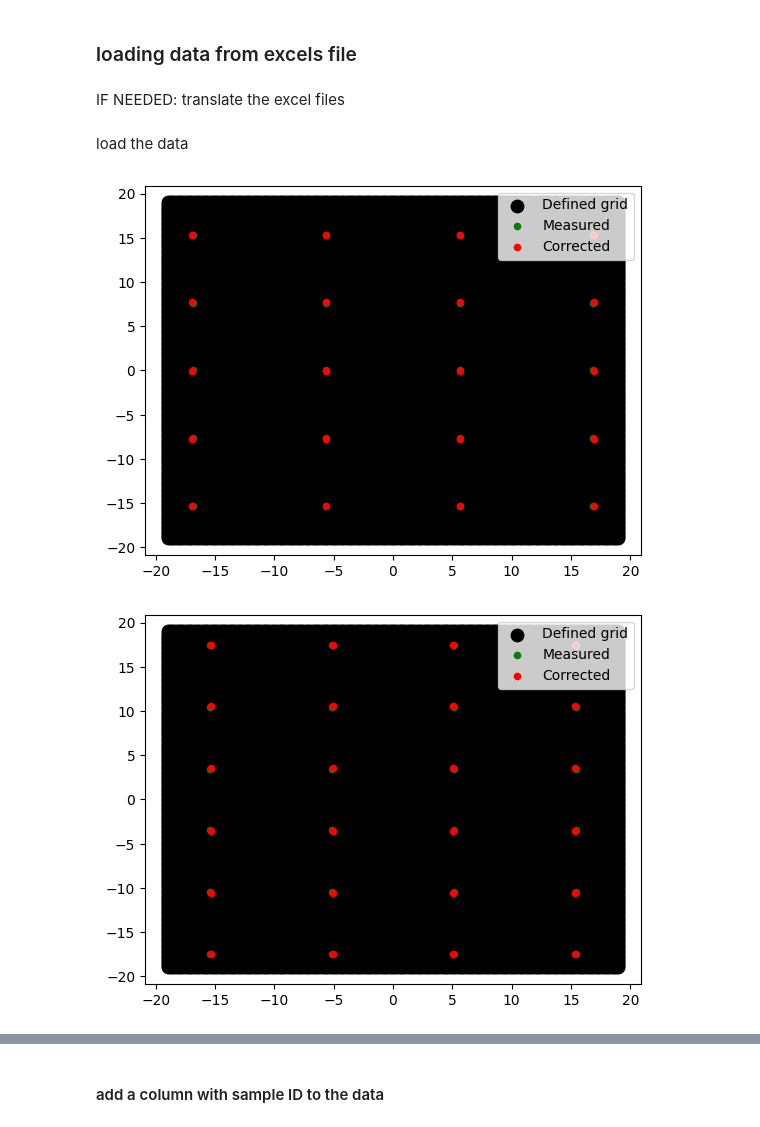
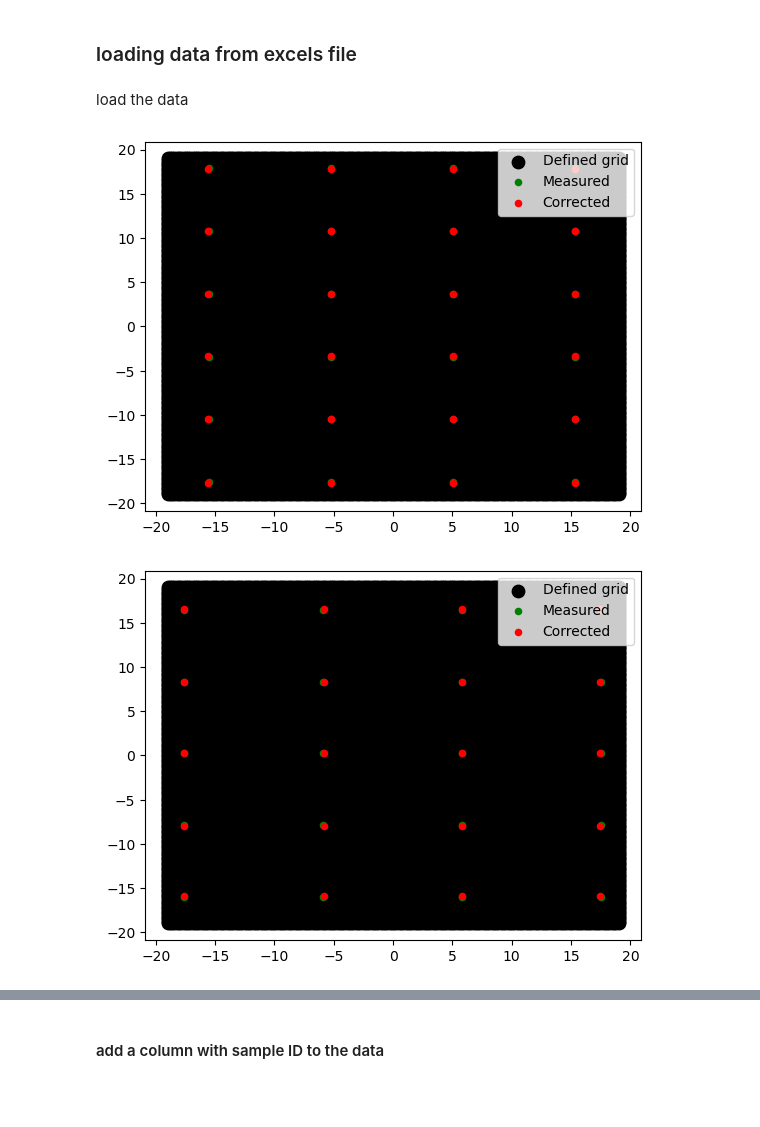
Before and after one commit to DTU-Nanolab-materials-discovery/intern-data-handling-and-fitting, a Jupyter notebook: EDX.ipynb, the cells around one changed output, grey strips where cells are left out. Cells and saved outputs as stored; diff of their text form; code cells hidden in the pictures; blank space fills up the shorter version.

```diff
--- a/EDX.ipynb
+++ b/EDX.ipynb
@@ -54,63 +56,40 @@ Sample size is [38.56, 40.269999999999996]
 # %% [markdown]
 ### loading data from excels file
 # %%
-folder = r"Z:\P110143-phosphosulfides-Andrea\Data\Samples\eugbe_0006_Sb\EDX\excels"
-sample = "eugbe_0006_Sb"
-sample_n = 4
+folder= r"Z:\P110143-phosphosulfides-Andrea\Data\Samples\mittma_0022_Cu\EDX\excels"
+sample= "mittma_0022"
+sample_n = 22
 
 pos = ["BR",
         "FR",
-        "FL",
-        "BL"
+        #"FL",
+        #"BL"
         ]
-names = [sample+"_"+pos[i] for i in range(0,len(pos))]
+names = [sample+"_"+p for p in pos]
-# %% [markdown]
-IF NEEDED: translate the excel files
-# %%
-for i in range(0,len(pos)):
-    file = sample+"_"+pos[i]+".xlsx"
-    filepath = os.path.join(folder, file)
-    new_path = os.path.join(folder, sample+"_"+pos[i]+"_translated.xlsx")
-    lp_translate_excel(filepath, new_path)
 # %% [markdown]
 load the data
 # %%
-
-
-data_BR = pd.DataFrame()
-data_FR = pd.DataFrame()
-data_FL = pd.DataFrame()
-data_BL = pd.DataFrame()
-datas= [data_BR,
-        data_FR,
-        data_FL,
-        data_BL,
-         ]
-
-# data_labels = ['BR', 'FR', 'FL', 'BL']
-# datas = [pd.DataFrame() for _ in data_labels]
+datas = [pd.DataFrame() for _ in pos]
 
 for i in range(0,len(pos)):
-    file = sample+"_"+pos[i]+"_new_coords.xlsx" #change to coords, sample_coords, translated if needed
+    file = sample+"_"+pos[i]+"_sample_coords.xlsx" #change to coords, sample_coords, stage_coords, translated as needed
     filepath = os.path.join(folder, file)
     grid = measurement_grid(200,200,38,38,-19,-19)
     datas[i], coords = read_layerprobe(filepath, grid, sheetname="Sheet1")
     plt.figure()
     plot_grid(coords, grid)
 
-data__BR, coords_BR = translate_data(datas[0], 20,20)
-data__FR, coords_FR = translate_data(datas[1], 20,-20)
-data__FL, coords_FL = translate_data(datas[2], -20,-20)
-data__BL, coords_BL = translate_data(datas[3], -20,20)
+#data__BR, coords_BR = translate_data(datas[0], 20,20)
+#data__FR, coords_FR = translate_data(datas[1], 20,-20)
+# data__FL, coords_FL = translate_data(datas[2], -20,-20)
+# data__BL, coords_BL = translate_data(datas[3], -20,20)
 
-data = combine_data((data__BR,
-                     data__FR,
-                     data__FL,
-                     data__BL
+data = combine_data(( datas[0],#data__BR,
+                    datas[1],# data__FR,
+#                     #  data__FL,
+#                     #  data__BL
                     ))
 data0= data.copy()
-
-# data0= data_BR.copy()
 # %% [output]
-[figure, old version]
+[figure, new version]
-[figure, old version]
+[figure, new version]
```
Also changed, not shown: parts of 5 cells of this notebook.
